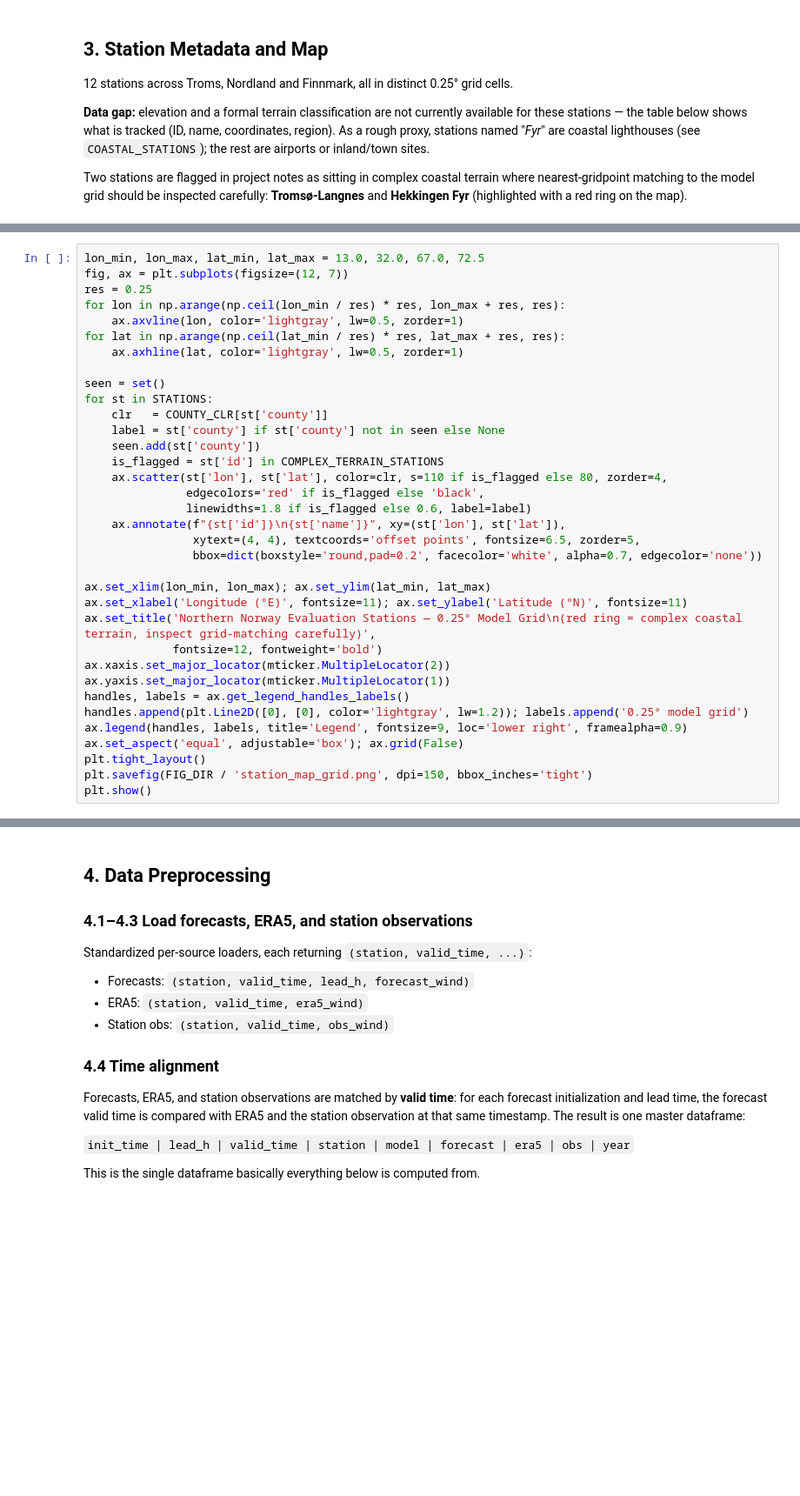
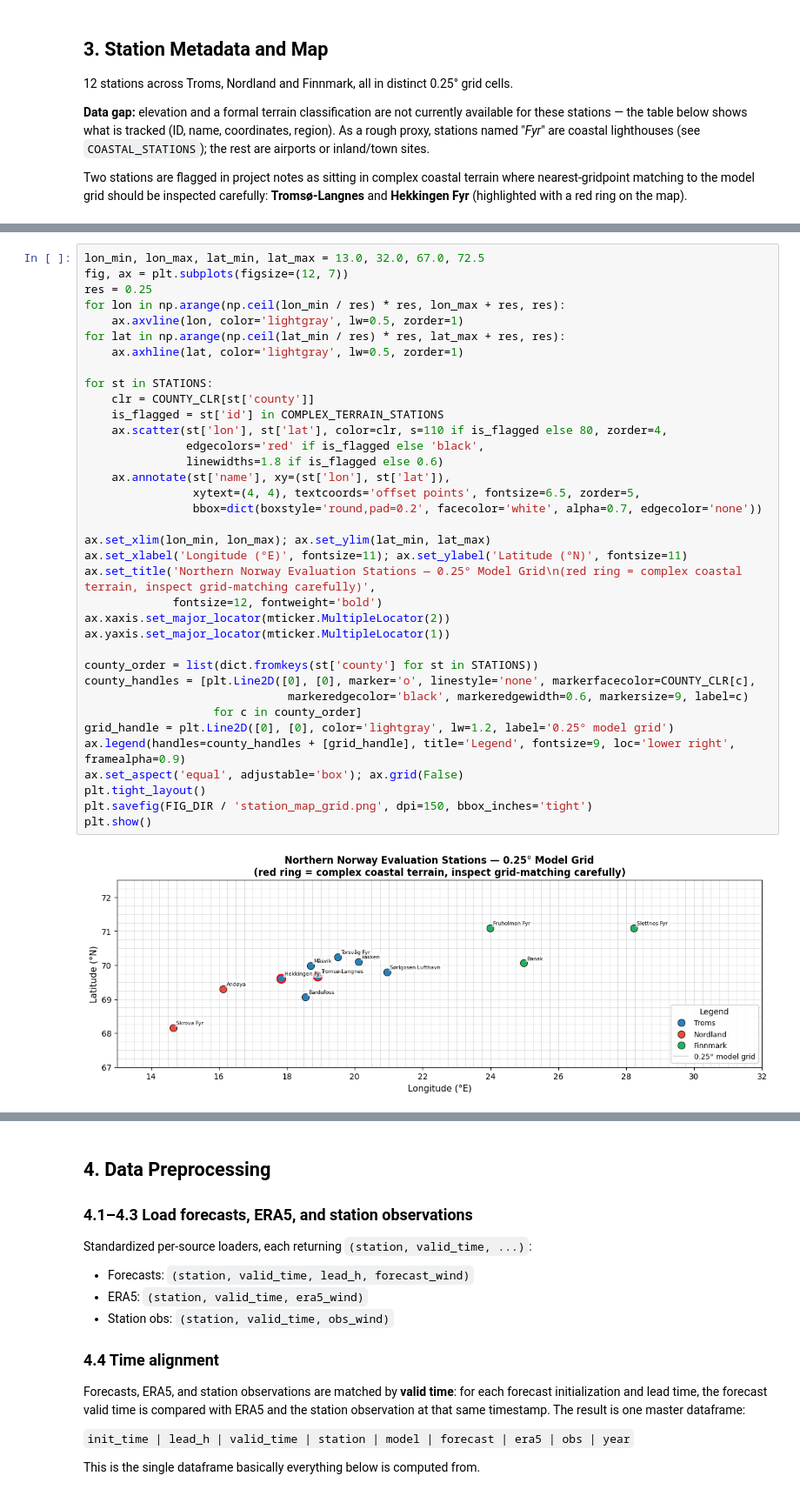
Before and after one commit to chensy618/WF-experiments, a Jupyter notebook: experiments/notebooks/model_comparison_analysis_72h.ipynb, the cells around one changed output, grey strips where cells are left out. Shown at 87% size. Cells and saved outputs as stored; diff of their text form; blank space fills up the shorter version.

```diff
--- a/experiments/notebooks/model_comparison_analysis_72h.ipynb
+++ b/experiments/notebooks/model_comparison_analysis_72h.ipynb
@@ -150,35 +174,38 @@ display(station_table)
 # %%
 lon_min, lon_max, lat_min, lat_max = 13.0, 32.0, 67.0, 72.5
 fig, ax = plt.subplots(figsize=(12, 7))
 res = 0.25
 for lon in np.arange(np.ceil(lon_min / res) * res, lon_max + res, res):
     ax.axvline(lon, color='lightgray', lw=0.5, zorder=1)
 for lat in np.arange(np.ceil(lat_min / res) * res, lat_max + res, res):
     ax.axhline(lat, color='lightgray', lw=0.5, zorder=1)
 
-seen = set()
 for st in STATIONS:
-    clr   = COUNTY_CLR[st['county']]
-    label = st['county'] if st['county'] not in seen else None
-    seen.add(st['county'])
+    clr = COUNTY_CLR[st['county']]
     is_flagged = st['id'] in COMPLEX_TERRAIN_STATIONS
     ax.scatter(st['lon'], st['lat'], color=clr, s=110 if is_flagged else 80, zorder=4,
                edgecolors='red' if is_flagged else 'black',
-               linewidths=1.8 if is_flagged else 0.6, label=label)
-    ax.annotate(f"{st['id']}\n{st['name']}", xy=(st['lon'], st['lat']),
+               linewidths=1.8 if is_flagged else 0.6)
+    ax.annotate(st['name'], xy=(st['lon'], st['lat']),
                 xytext=(4, 4), textcoords='offset points', fontsize=6.5, zorder=5,
                 bbox=dict(boxstyle='round,pad=0.2', facecolor='white', alpha=0.7, edgecolor='none'))
 
 ax.set_xlim(lon_min, lon_max); ax.set_ylim(lat_min, lat_max)
 ax.set_xlabel('Longitude (°E)', fontsize=11); ax.set_ylabel('Latitude (°N)', fontsize=11)
 ax.set_title('Northern Norway Evaluation Stations — 0.25° Model Grid\n(red ring = complex coastal terrain, inspect grid-matching carefully)',
              fontsize=12, fontweight='bold')
 ax.xaxis.set_major_locator(mticker.MultipleLocator(2))
 ax.yaxis.set_major_locator(mticker.MultipleLocator(1))
-handles, labels = ax.get_legend_handles_labels()
-handles.append(plt.Line2D([0], [0], color='lightgray', lw=1.2)); labels.append('0.25° model grid')
-ax.legend(handles, labels, title='Legend', fontsize=9, loc='lower right', framealpha=0.9)
+
+county_order = list(dict.fromkeys(st['county'] for st in STATIONS))
+county_handles = [plt.Line2D([0], [0], marker='o', linestyle='none', markerfacecolor=COUNTY_CLR[c],
+                              markeredgecolor='black', markeredgewidth=0.6, markersize=9, label=c)
+                   for c in county_order]
+grid_handle = plt.Line2D([0], [0], color='lightgray', lw=1.2, label='0.25° model grid')
+ax.legend(handles=county_handles + [grid_handle], title='Legend', fontsize=9, loc='lower right', framealpha=0.9)
 ax.set_aspect('equal', adjustable='box'); ax.grid(False)
 plt.tight_layout()
 plt.savefig(FIG_DIR / 'station_map_grid.png', dpi=150, bbox_inches='tight')
 plt.show()
+# %% [output]
+[figure, added]
```
Also changed, not shown: parts of 5 cells of this notebook, 2 other files.
